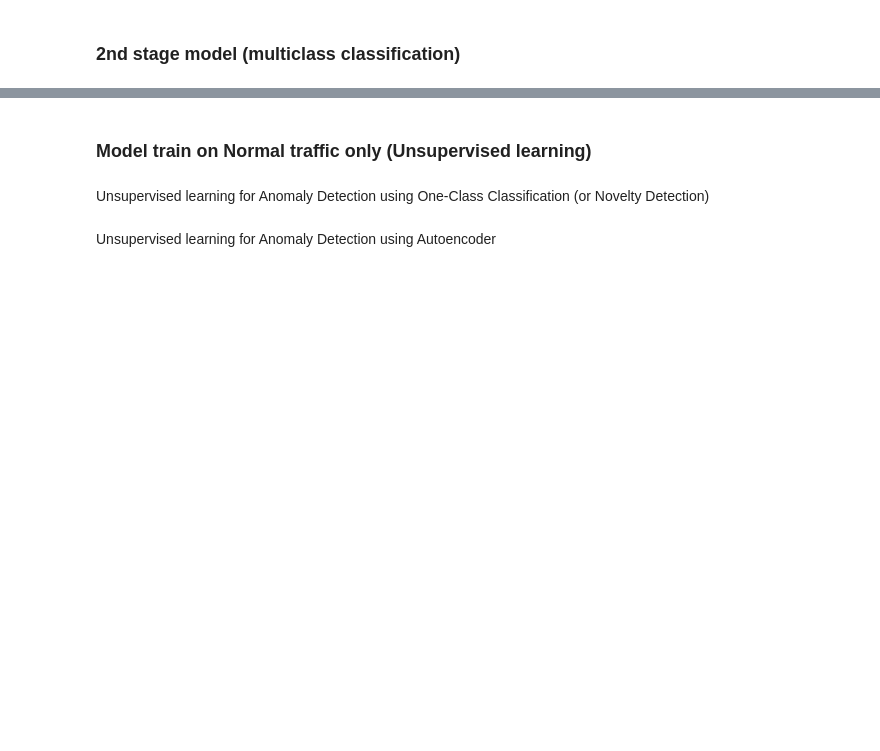
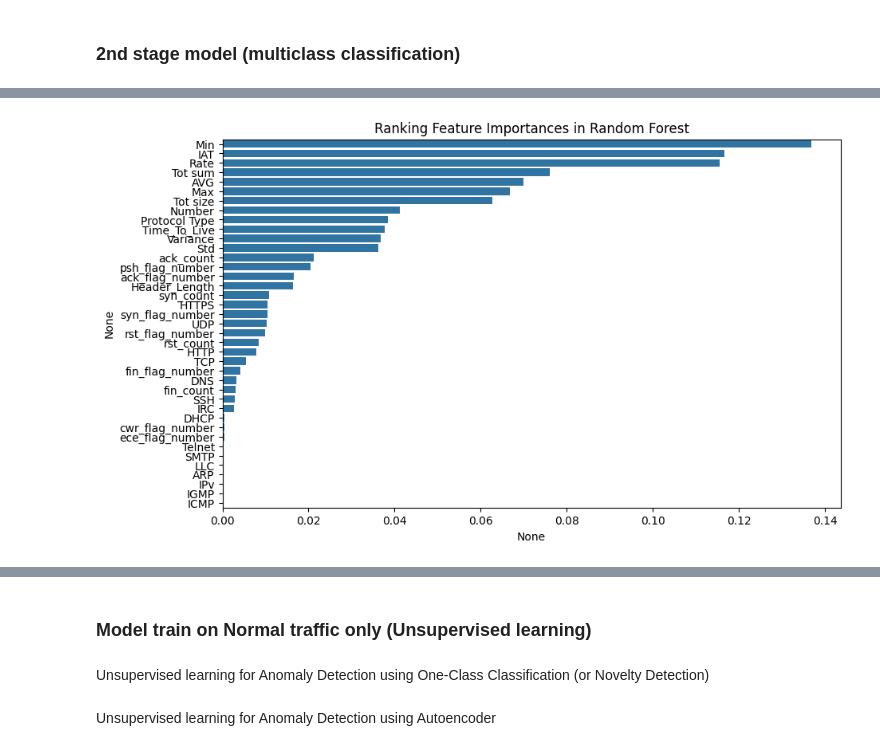
Before and after one commit to 2003congthinh/Capstone-Project, a Jupyter notebook: CIC_codes_folder/CICIDS2023_2-stage_classification.ipynb, the cells around one changed output, grey strips where cells are left out. Cells and saved outputs as stored; diff of their text form; code cells hidden in the pictures; blank space fills up the shorter version.

```diff
--- a/CIC_codes_folder/CICIDS2023_2-stage_classification.ipynb
+++ b/CIC_codes_folder/CICIDS2023_2-stage_classification.ipynb
@@ -827,8 +835,17 @@ for col in X_dist_test:
 # %%
-attack = attack.drop(columns=['fin_flag_number', 'syn_flag_number', 'rst_flag_number', 'psh_flag_number', 'ece_flag_number', 'cwr_flag_number', 'syn_count', 'fin_count', 'rst_count', 'DNS', 'Telnet', 'SMTP', 'SSH', 'IRC', 'DHCP', 'ARP', 'IGMP', 'IPv', 'LLC', 'Min', 'IAT', 'Number', 'Variance'])
-print("Attack data: ",attack.shape)
-limits = round(attack.shape[0]*90/100)
-print(limits)
-attack_train = attack[0:limits]
-attack_test = attack[limits:attack.shape[0]]
+def limit(data):
+    limits = round(data.shape[0]*90/100)
+    return limits
+
+attack_train = pd.concat([DDoS[0:limit(DDoS)], DoS[0:limit(DoS)], Mirai[0:limit(Mirai)], Web_based[0:limit(Web_based)],
+                          Spoofing[0:limit(Spoofing)], Recon[0:limit(Recon)], Brute_Force[0:limit(Brute_Force)]], axis=0, ignore_index=True)
+attack_train = attack_train.drop(columns=['ICMP', 'IGMP', 'IPv', 'ARP', 'LLC', 'SMTP', 'Telnet', 'ece_flag_number', 'cwr_flag_number', 'DHCP', 'IRC', 'SSH', 'fin_count', 'DNS', 'fin_flag_number', 'TCP', 'HTTP', 'rst_count'])
+print("Training attack data: ",attack_train.shape)
+
+
+attack_test = pd.concat([DDoS[limit(DDoS):DDoS.shape[0]], DoS[limit(DoS):DoS.shape[0]], Mirai[limit(Mirai):Mirai.shape[0]],
+                         Web_based[limit(Web_based):Web_based.shape[0]], Spoofing[limit(Spoofing):Spoofing.shape[0]],
+                         Recon[limit(Recon):Recon.shape[0]], Brute_Force[limit(Brute_Force):Brute_Force.shape[0]]], axis=0, ignore_index=True)
+attack_test = attack_test.drop(columns=['ICMP', 'IGMP', 'IPv', 'ARP', 'LLC', 'SMTP', 'Telnet', 'ece_flag_number', 'cwr_flag_number', 'DHCP', 'IRC', 'SSH', 'fin_count', 'DNS', 'fin_flag_number', 'TCP', 'HTTP', 'rst_count'])
+print("Testing attack data: ",attack_test.shape)
 # %% [output]
@@ -957,2 +975,13 @@ print(classification_report(Y_val, y_pred_frst))
+# %%
+# Check feature importance
+feat_importances = pd.Series(frst_model.feature_importances_, index=columns_name)
+top_features = feat_importances.sort_values(ascending=False)
+
+plt.figure(figsize=(10,6))
+sns.barplot(x=top_features, y=top_features.index)
+plt.title("Ranking Feature Importances in Random Forest")
+plt.show()
+# %% [output]
+[figure, added]
 # %%
 # Save the model
```
Also changed, not shown: parts of 34 cells of this notebook, 2 other files.
